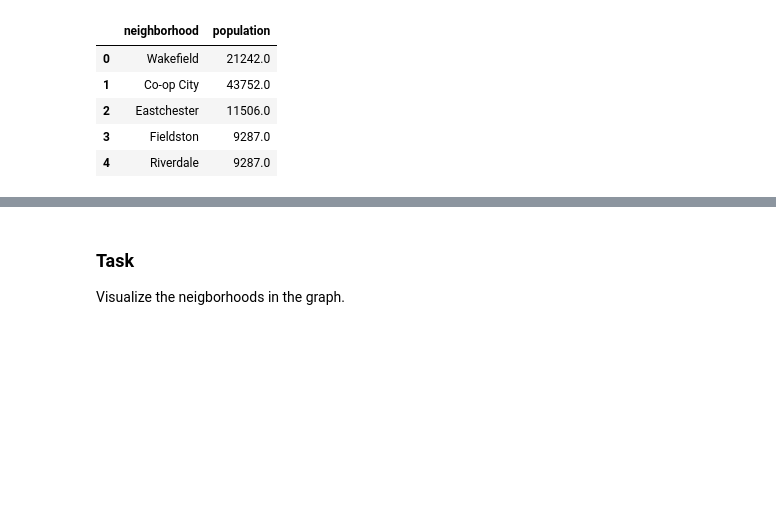
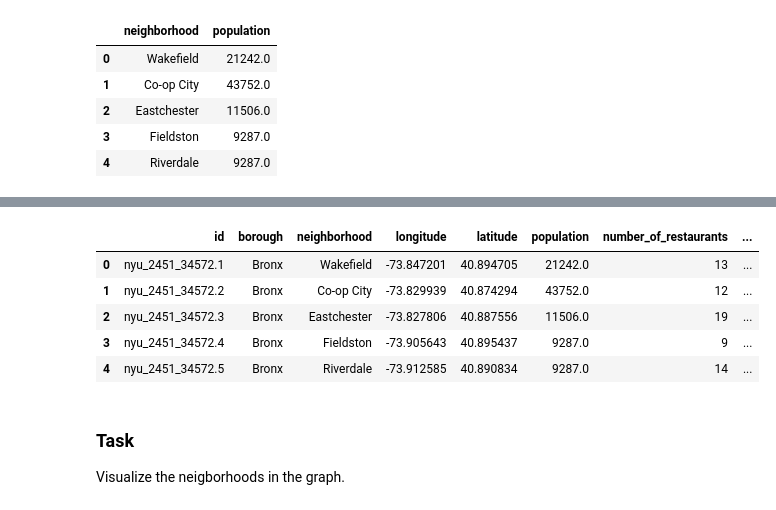
Before and after one commit to ktamkee/NYC_midterm_project, a Jupyter notebook: data/data_preparation.ipynb, the cells around one changed output, grey strips where cells are left out. Drawn from its saved outputs; the diff is of its cells as text; code cells hidden in the pictures; blank space fills up the shorter version.

```diff
--- a/data/data_preparation.ipynb
+++ b/data/data_preparation.ipynb
@@ -76,4 +76,7 @@ populations.head()
 | 3 | Fieldston | 9287.0 |
 | 4 | Riverdale | 9287.0 |
 # %%
-nyc_data = pd.merge(nyc_df, populations, on='neighborhood')
+nyc_df = pd.merge(nyc_df, populations, on='neighborhood')
+nyc_df = nyc_df.drop_duplicates()
+# %%
+nyc_df = nyc_df.drop(index=[120,121, 147, 148, 185, 186])
@@ -89,4 +105,5 @@ resturants.head()
 | 3 | nyu_2451_34572.4 | 9 | 297 | 4.4 | 1 |
 | 4 | nyu_2451_34572.5 | 14 | 319 | 4.0 | 2 |
 # %%
-nyc_data = pd.merge(nyc_data, resturants, on='id')
+nyc_df = pd.merge(nyc_df, resturants, on='id')
+nyc_df = nyc_df.drop_duplicates()
@@ -108,0 +110,9 @@ nyc_data
+# %%
+nyc_df.head()
+# %% [output]
+|  | id | borough | neighborhood | longitude | latitude | population | number_of_restaurants | ... |
+| 0 | nyu_2451_34572.1 | Bronx | Wakefield | -73.847201 | 40.894705 | 21242.0 | 13 | ... |
+| 1 | nyu_2451_34572.2 | Bronx | Co-op City | -73.829939 | 40.874294 | 43752.0 | 12 | ... |
+| 2 | nyu_2451_34572.3 | Bronx | Eastchester | -73.827806 | 40.887556 | 11506.0 | 19 | ... |
+| 3 | nyu_2451_34572.4 | Bronx | Fieldston | -73.905643 | 40.895437 | 9287.0 | 9 | ... |
+| 4 | nyu_2451_34572.5 | Bronx | Riverdale | -73.912585 | 40.890834 | 9287.0 | 14 | ... |
```
Also changed, not shown: parts of 4 cells of this notebook, 7 other files.
